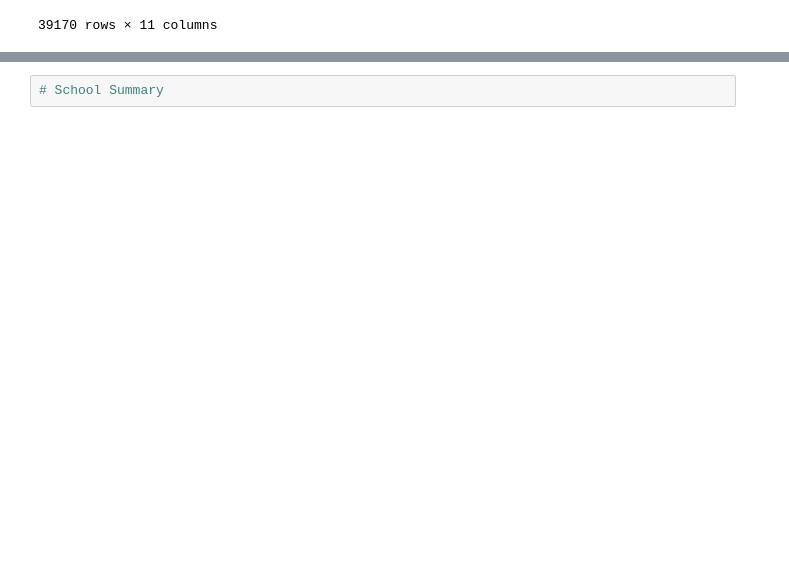
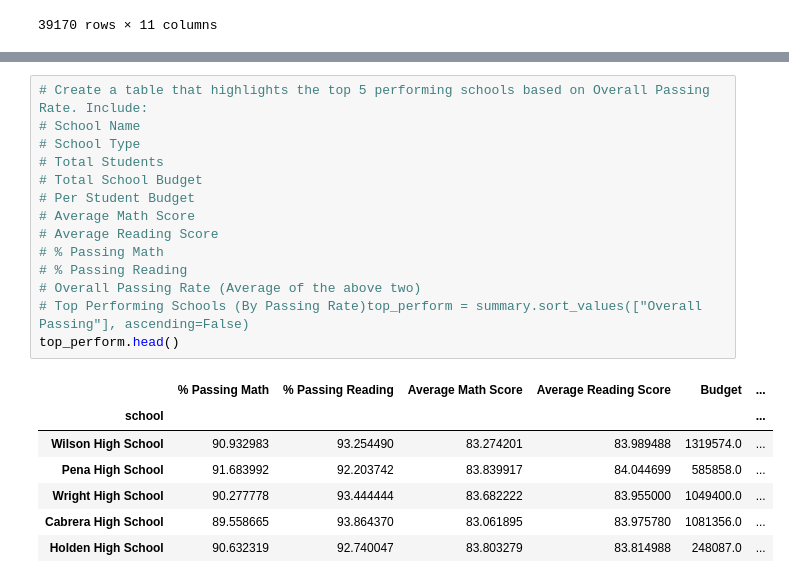
Before and after one commit to jessicalhammond/UCB_DA, a Jupyter notebook: PyCitySchools/Schools.ipynb, the cells around one changed output, grey strips where cells are left out. Drawn from its saved outputs; the diff is of its cells as text; blank space fills up the shorter version.

```diff
--- a/PyCitySchools/Schools.ipynb
+++ b/PyCitySchools/Schools.ipynb
@@ -186,2 +183,22 @@ ValueError: arrays must all be same length
-# %%
-# School Summary
+# %%
+# Create a table that highlights the top 5 performing schools based on Overall Passing Rate. Include:
+# School Name
+# School Type
+# Total Students
+# Total School Budget
+# Per Student Budget
+# Average Math Score
+# Average Reading Score
+# % Passing Math
+# % Passing Reading
+# Overall Passing Rate (Average of the above two)
+# Top Performing Schools (By Passing Rate)top_perform = summary.sort_values(["Overall Passing"], ascending=False)
+top_perform.head()
+# %% [output]
+|  | % Passing Math | % Passing Reading | Average Math Score | Average Reading Score | Budget | ... |
+| school |  |  |  |  |  | ... |
+| Wilson High School | 90.932983 | 93.254490 | 83.274201 | 83.989488 | 1319574.0 | ... |
+| Pena High School | 91.683992 | 92.203742 | 83.839917 | 84.044699 | 585858.0 | ... |
+| Wright High School | 90.277778 | 93.444444 | 83.682222 | 83.955000 | 1049400.0 | ... |
+| Cabrera High School | 89.558665 | 93.864370 | 83.061895 | 83.975780 | 1081356.0 | ... |
+| Holden High School | 90.632319 | 92.740047 | 83.803279 | 83.814988 | 248087.0 | ... |
```
Also changed, not shown: parts of 13 cells of this notebook, 1 other file.
